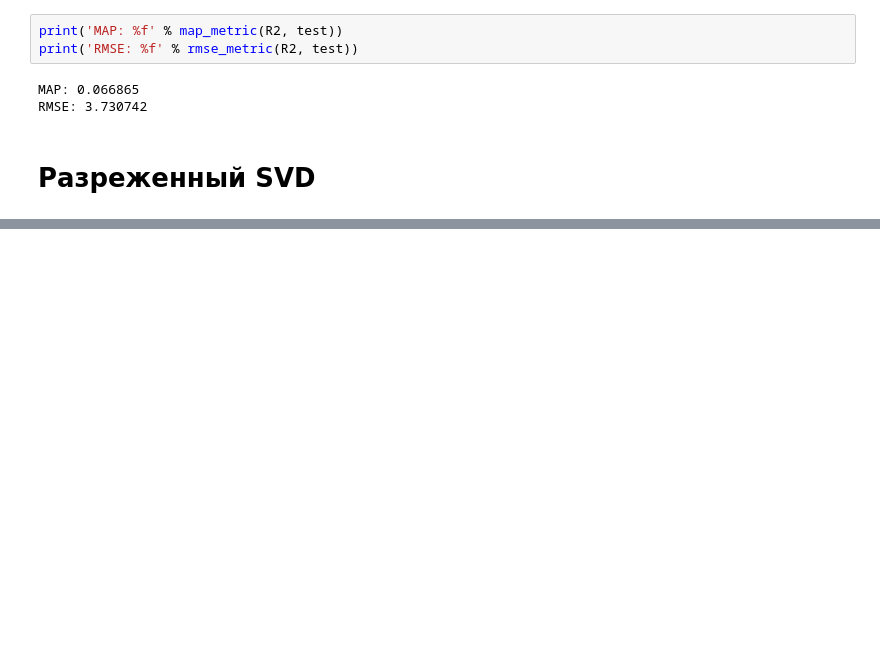
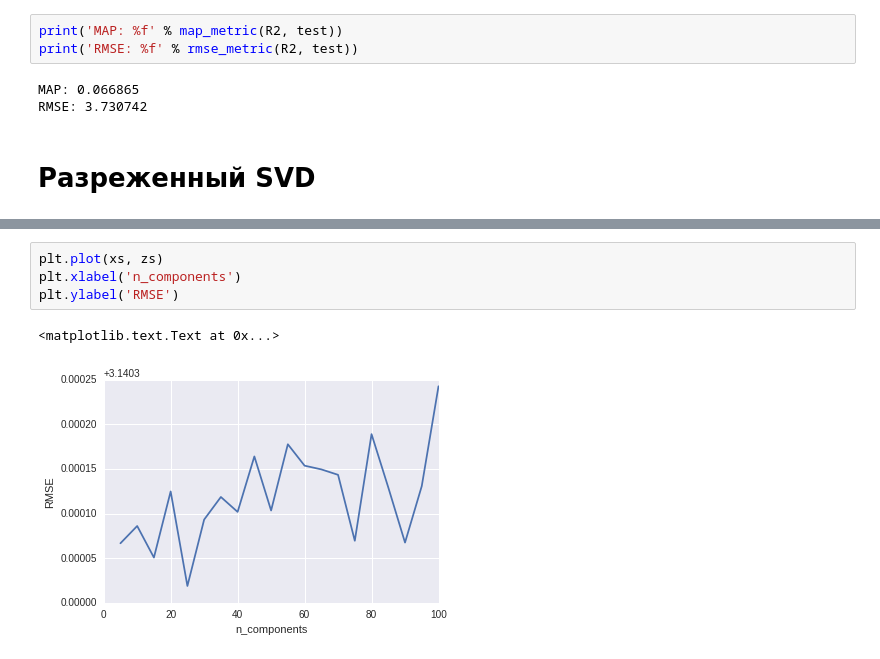
Before and after one commit to YRustt/Contests, a Jupyter notebook: Recomendation system/test2.ipynb, the cells around one changed output, grey strips where cells are left out. Cells and saved outputs as stored; diff of their text form; blank space fills up the shorter version.

```diff
--- a/Recomendation system/test2.ipynb
+++ b/Recomendation system/test2.ipynb
@@ -261,0 +327,7 @@ RMSE: 3.730742
+# %%
+plt.plot(xs, zs)
+plt.xlabel('n_components')
+plt.ylabel('RMSE')
+# %% [output]
+<matplotlib.text.Text at 0x...>
+[figure, added]
```
Also changed, not shown: parts of 8 cells of this notebook.
